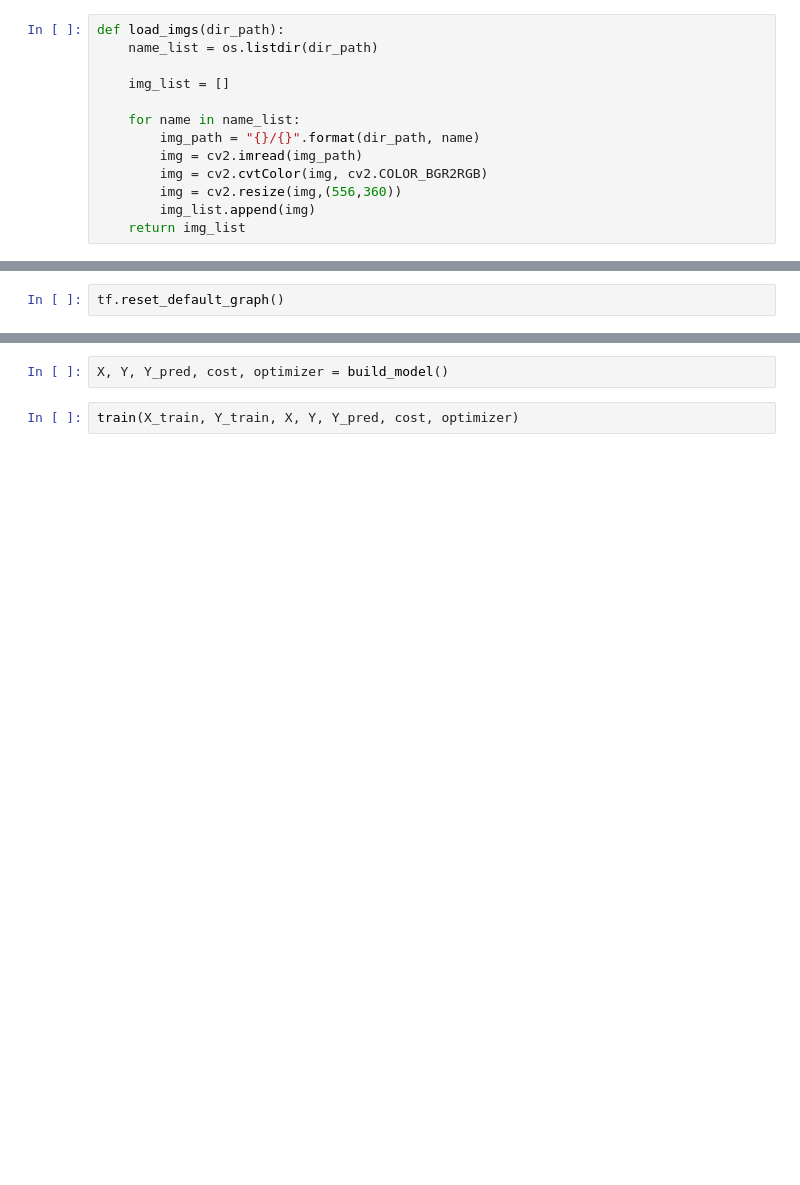
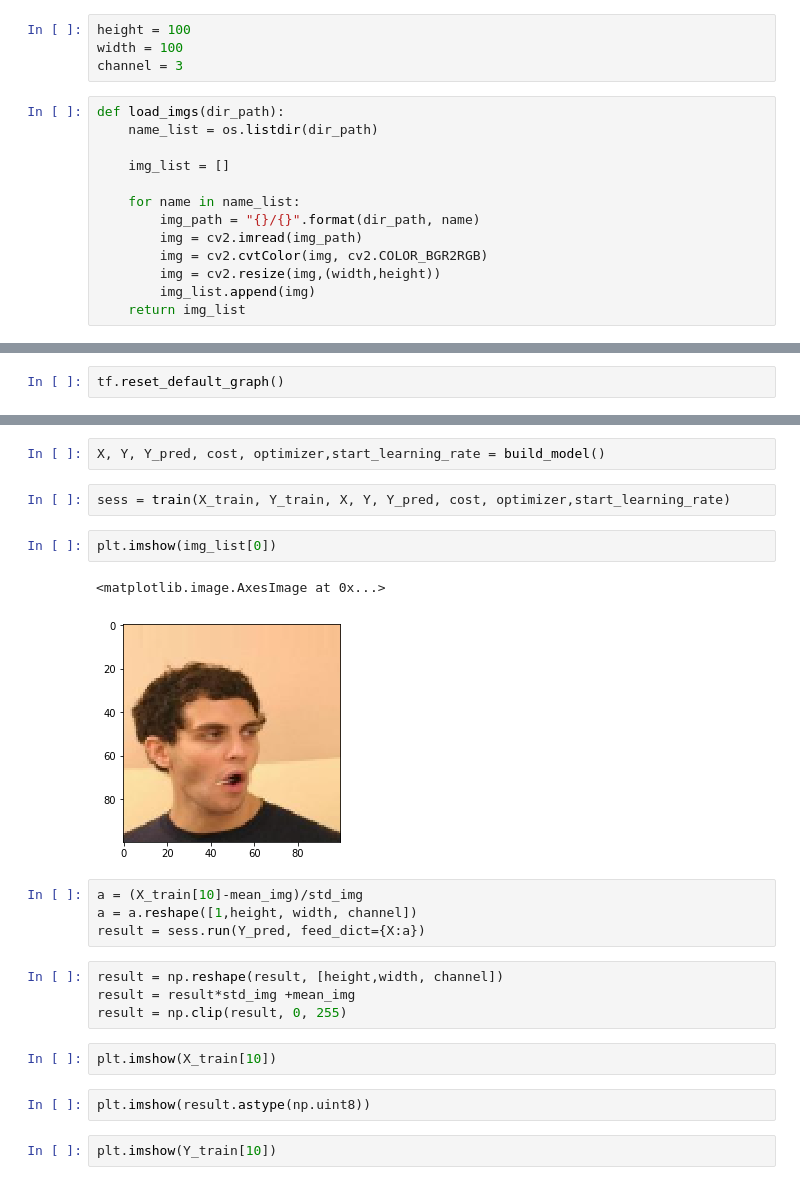
Before and after one commit to goddoe/super-resolution, a Jupyter notebook: src/super_resolution.ipynb, the cells around one changed output, grey strips where cells are left out. Cells and saved outputs as stored; diff of their text form; blank space fills up the shorter version.

```diff
--- a/src/super_resolution.ipynb
+++ b/src/super_resolution.ipynb
@@ -12,3 +14,7 @@ import matplotlib.cm as cmx
+# %%
+height = 100
+width = 100
+channel = 3
 # %%
 def load_imgs(dir_path):
     name_list = os.listdir(dir_path)
@@ -19,7 +25,7 @@ def load_imgs(dir_path):
         img_path = "{}/{}".format(dir_path, name)
         img = cv2.imread(img_path)
         img = cv2.cvtColor(img, cv2.COLOR_BGR2RGB)
-        img = cv2.resize(img,(556,360))
+        img = cv2.resize(img,(width,height))
         img_list.append(img)
     return img_list
 # %%
@@ -137,4 +179,23 @@ def train(X_train, Y_train, X, Y, Y_pred, cost, optimizer):
 # %%
-X, Y, Y_pred, cost, optimizer = build_model()
+X, Y, Y_pred, cost, optimizer,start_learning_rate = build_model()
 # %%
-train(X_train, Y_train, X, Y, Y_pred, cost, optimizer)
+sess = train(X_train, Y_train, X, Y, Y_pred, cost, optimizer,start_learning_rate)
+# %%
+plt.imshow(img_list[0])
+# %% [output]
+<matplotlib.image.AxesImage at 0x...>
+[figure, added]
+# %%
+a = (X_train[10]-mean_img)/std_img
+a = a.reshape([1,height, width, channel])
+result = sess.run(Y_pred, feed_dict={X:a})
+# %%
+result = np.reshape(result, [height,width, channel])
+result = result*std_img +mean_img
+result = np.clip(result, 0, 255)
+# %%
+plt.imshow(X_train[10])
+# %%
+plt.imshow(result.astype(np.uint8))
+# %%
+plt.imshow(Y_train[10])
```
Also changed, not shown: parts of 19 cells of this notebook, 8 other files.
